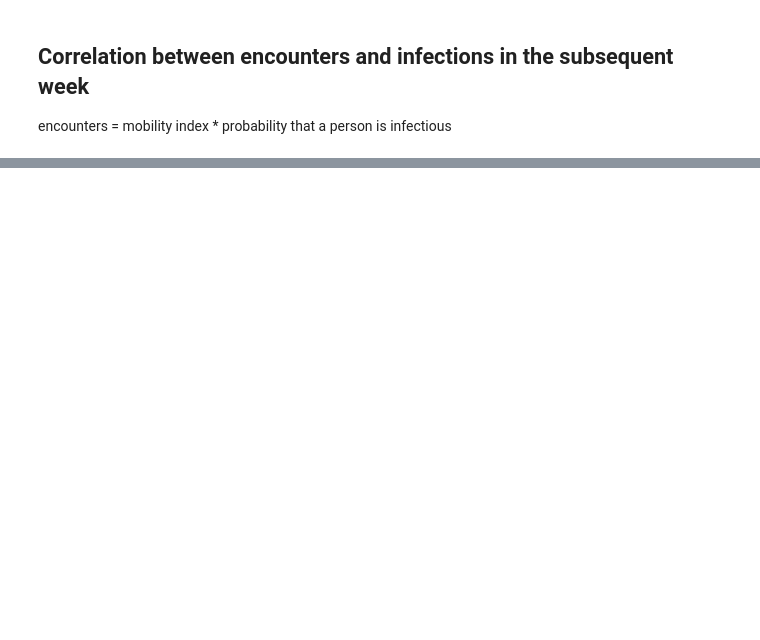
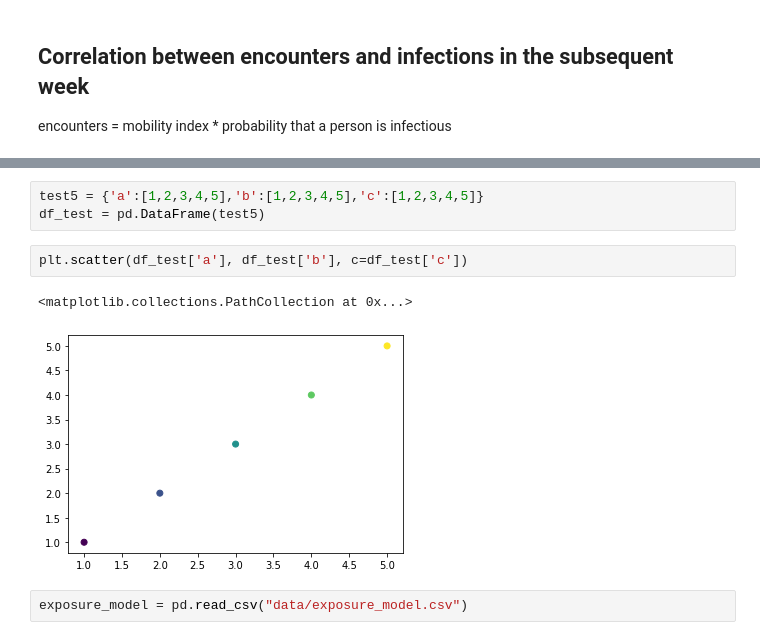
Before and after one commit to robbdunlap/covid_app, a Jupyter notebook: Untitled.ipynb, the cells around one changed output, grey strips where cells are left out. Saved outputs shown, nothing was run; the diff lists cells and outputs as text; blank space fills up the shorter version.

```diff
--- a/Untitled.ipynb
+++ b/Untitled.ipynb
@@ -88,0 +119,10 @@ ax.set_xscale('log')
+# %%
+test5 = {'a':[1,2,3,4,5],'b':[1,2,3,4,5],'c':[1,2,3,4,5]}
+df_test = pd.DataFrame(test5)
+# %%
+plt.scatter(df_test['a'], df_test['b'], c=df_test['c'])
+# %% [output]
+<matplotlib.collections.PathCollection at 0x...>
+[figure, added]
+# %%
+exposure_model = pd.read_csv("data/exposure_model.csv")
```
Also changed, not shown: parts of 24 cells of this notebook, 8 other files.
